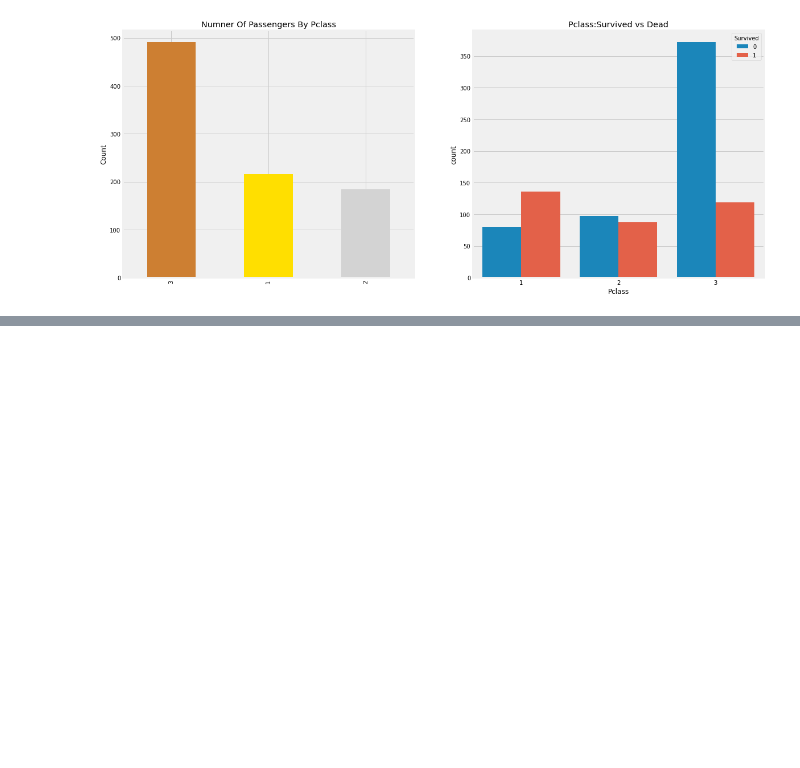
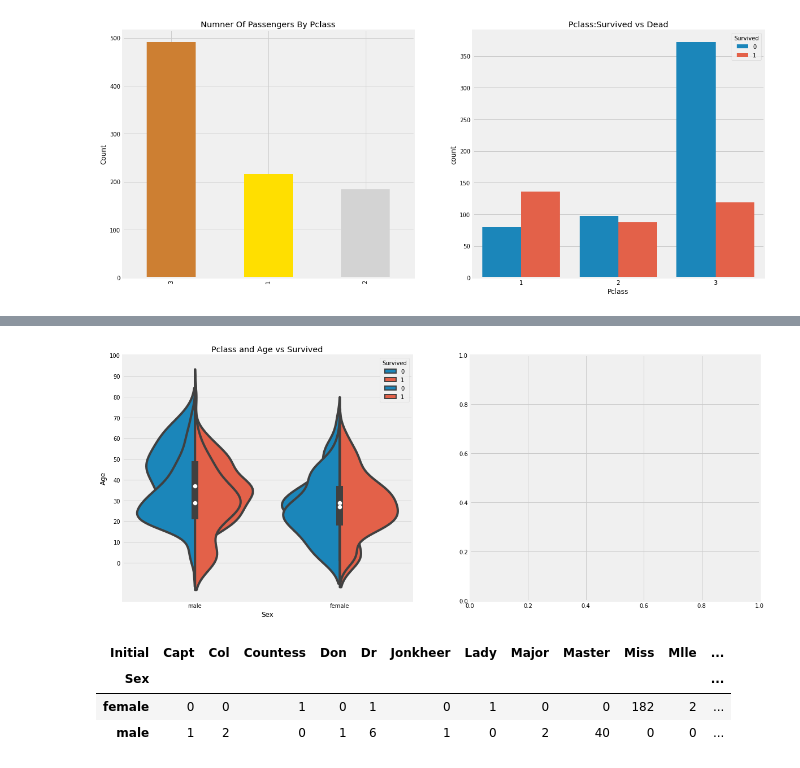
Before and after one commit to wodms1/AIFFEL_first, a Jupyter notebook: Titanic_project/Titanic_transcription/Titanic_transcription_2.ipynb, the cells around one changed output, grey strips where cells are left out. Drawn from its saved outputs; the diff is of its cells as text; code cells hidden in the pictures; blank space fills up the shorter version.

```diff
--- a/Titanic_project/Titanic_transcription/Titanic_transcription_2.ipynb
+++ b/Titanic_project/Titanic_transcription/Titanic_transcription_2.ipynb
@@ -108,0 +143,13 @@ plt.show()
+# %%
+f ,ax = plt.subplots(1,2,figsize=(18,8))
+sns.violinplot("Pclass","Age",hue='Survived',data=data,
+               split=True,ax=ax[0])
+ax[0].set_title('Pclass and Age vs Survived')
+ax[0].set_yticks(range(0,110,10))
+sns.violinplot("Sex","Age",hue='Survived',data=data,
+               split=True,ax=ax[0])
+ax[0].set_title('Pclass and Age vs Survived')
+ax[0].set_yticks(range(0,110,10))
+plt.show()
+# %% [output]
+[figure, added]
@@ -108,0 +160,7 @@ plt.show()
+# %%
+pd.crosstab(data.Initial,data.Sex).T.style.background_gradient()
+# %% [output]
+| Initial | Capt | Col | Countess | Don | Dr | Jonkheer | Lady | Major | Master | Miss | Mlle | ... |
+| Sex |  |  |  |  |  |  |  |  |  |  |  | ... |
+| female | 0 | 0 | 1 | 0 | 1 | 0 | 1 | 0 | 0 | 182 | 2 | ... |
+| male | 1 | 2 | 0 | 1 | 6 | 1 | 0 | 2 | 40 | 0 | 0 | ... |
```
Also changed, not shown: parts of 78 cells of this notebook, 4 other files.
